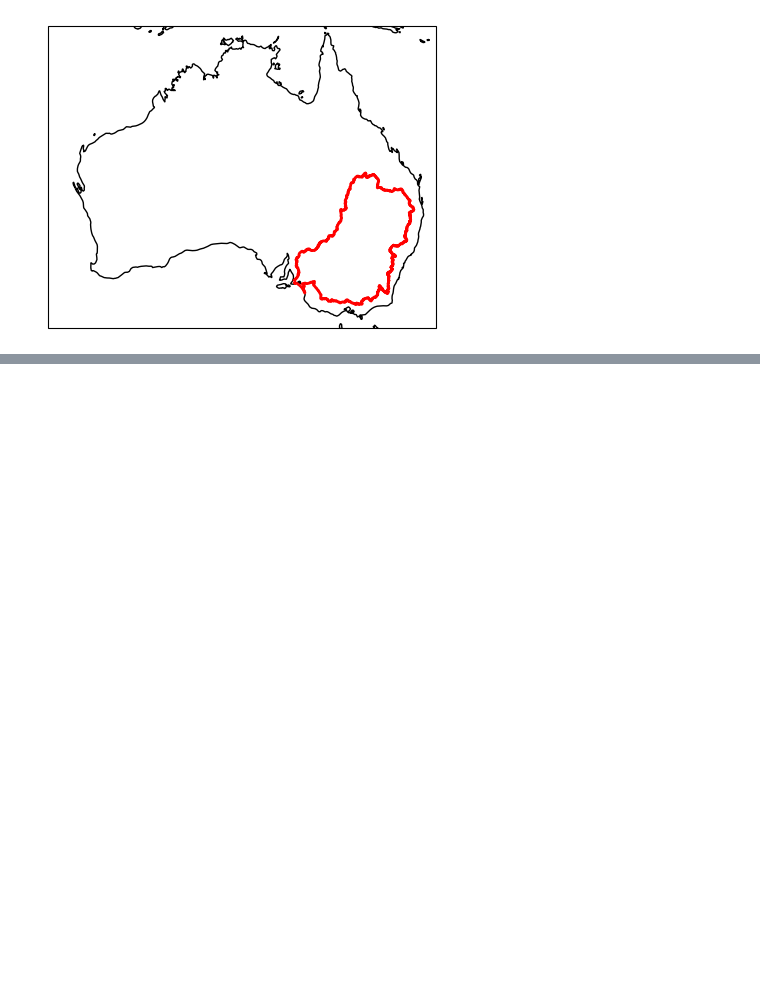
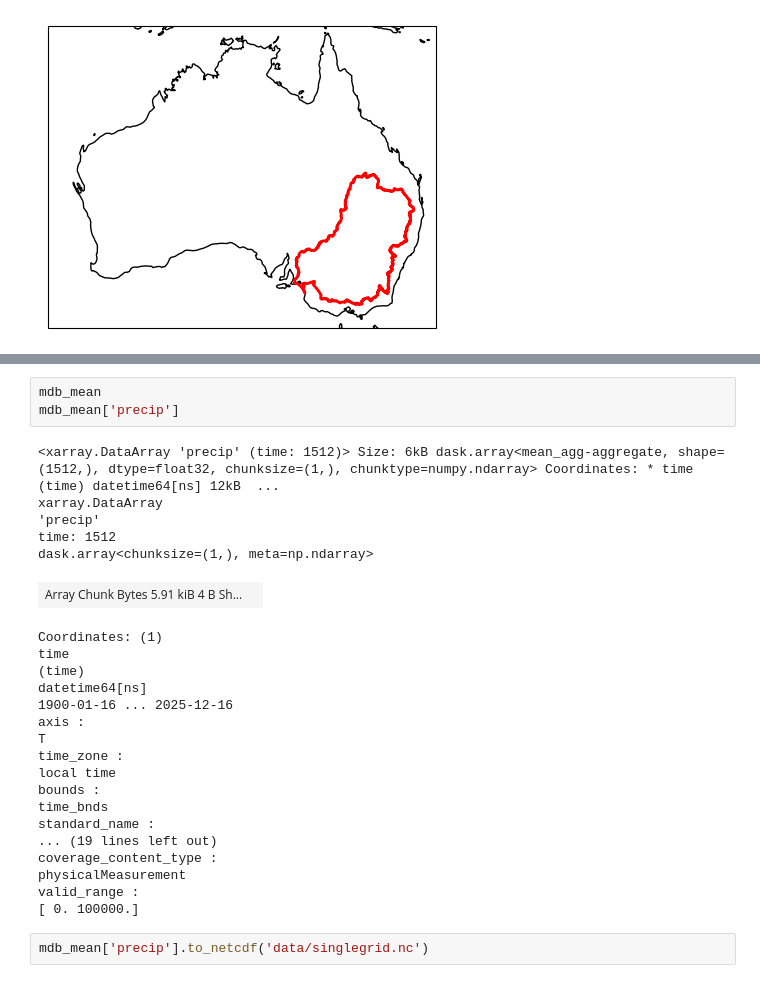
Before and after one commit to Rush74/statistical_enso, a Jupyter notebook: Statistical_ENSO.ipynb, the cells around one changed output, grey strips where cells are left out. Saved outputs shown, nothing was run; the diff lists cells and outputs as text; blank space fills up the shorter version.

```diff
--- a/Statistical_ENSO.ipynb
+++ b/Statistical_ENSO.ipynb
@@ -446,0 +509,29 @@ ValueError: When encoding chunked arrays of datetime values, both the units and
+# %%
+mdb_mean
+mdb_mean['precip']
+# %% [output]
+<xarray.DataArray 'precip' (time: 1512)> Size: 6kB dask.array<mean_agg-aggregate, shape=(1512,), dtype=float32, chunksize=(1,), chunktype=numpy.ndarray> Coordinates: * time (time) datetime64[ns] 12kB  ...
+xarray.DataArray
+'precip'
+time: 1512
+dask.array<chunksize=(1,), meta=np.ndarray>
+| Array Chunk Bytes 5.91 kiB 4 B Sh... |  |
+Coordinates: (1)
+time
+(time)
+datetime64[ns]
+1900-01-16 ... 2025-12-16
+axis :
+T
+time_zone :
+local time
+bounds :
+time_bnds
+standard_name :
+... (19 lines left out)
+coverage_content_type :
+physicalMeasurement
+valid_range :
+[ 0. 100000.]
+# %%
+mdb_mean['precip'].to_netcdf('data/singlegrid.nc')
```
Also changed, not shown: parts of 2 cells of this notebook, 2 other files.
